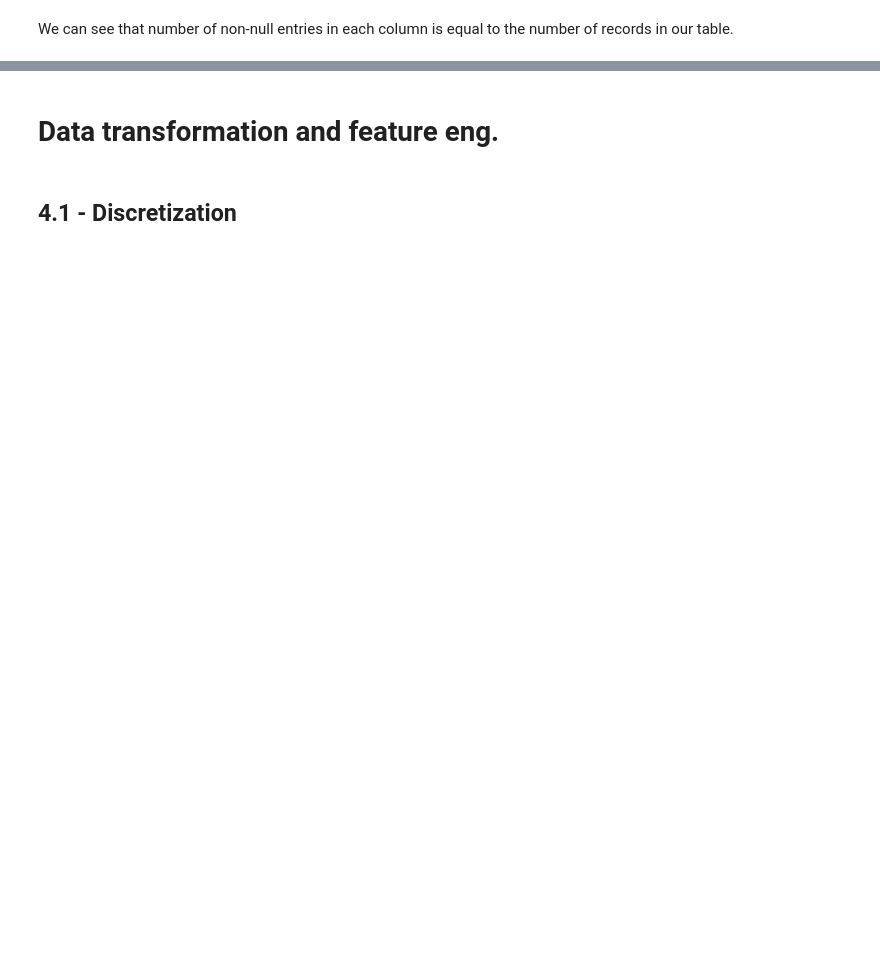
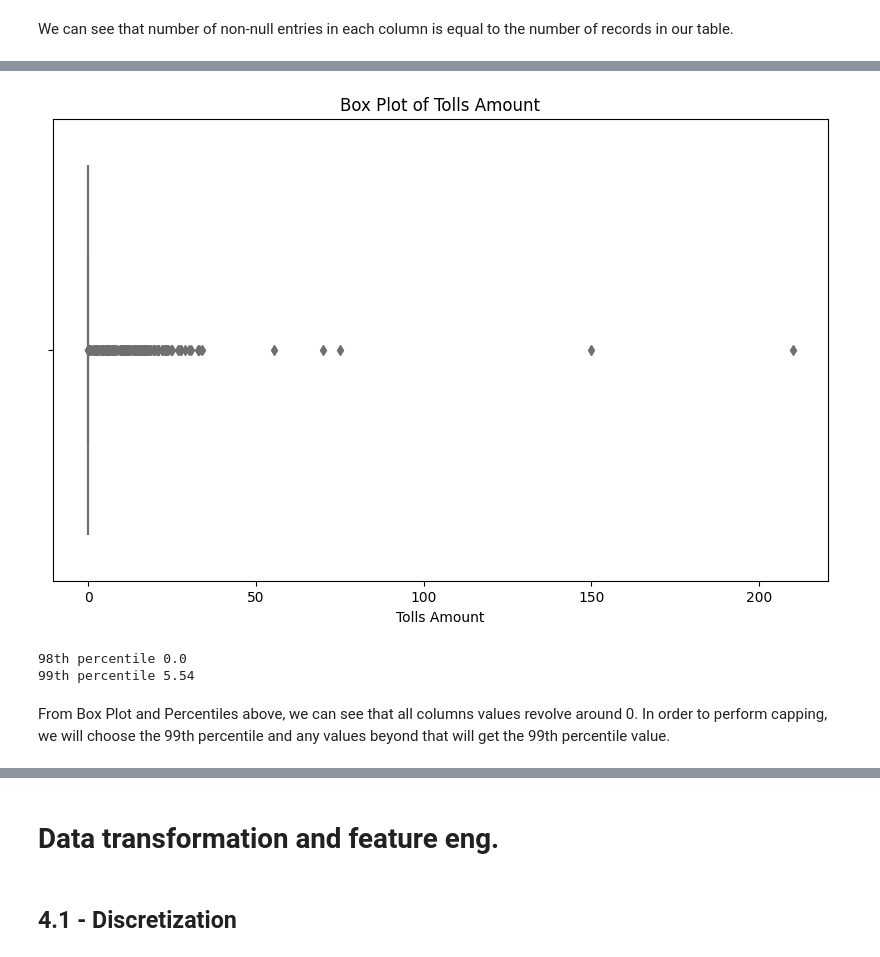
Before and after one commit to AWahba1/Data-Engineering, a Jupyter notebook: template.ipynb, the cells around one changed output, grey strips where cells are left out. Saved outputs shown, nothing was run; the diff lists cells and outputs as text; code cells hidden in the pictures; blank space fills up the shorter version.

```diff
--- a/template.ipynb
+++ b/template.ipynb
@@ -735,0 +1113,2 @@ We can see that number of non-null entries in each column is equal to the number
+# %%
+taxis_df_cleaned = taxis_df_cleaned[taxis_df_cleaned['passenger_count'] != 444]
@@ -735,0 +1164,14 @@ We can see that number of non-null entries in each column is equal to the number
+# %%
+create_box_plot(taxis_df_cleaned, 'tolls_amount', 'Box Plot of Tolls Amount', 'Tolls Amount')
+# %% [output]
+[figure, added]
+# %%
+percentile_98 = get_quantile(taxis_df_cleaned, 'tolls_amount', 98)
+percentile_99 = get_quantile(taxis_df_cleaned, 'tolls_amount', 99)
+print("98th percentile", percentile_98)
+print("99th percentile", percentile_99)
+# %% [output]
+98th percentile 0.0
+99th percentile 5.54
+# %% [markdown]
+From Box Plot and Percentiles above, we can see that all columns values revolve around 0. In order to perform capping, we will choose the 99th percentile and any values beyond that will get the 99th percentile value.
```
Also changed, not shown: parts of 263 cells of this notebook.
